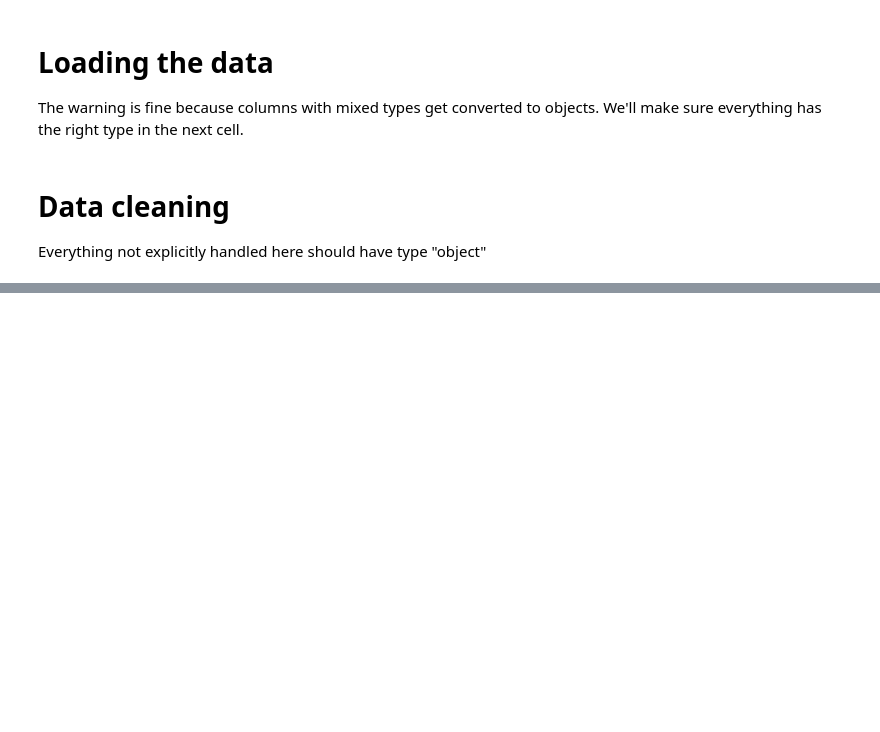
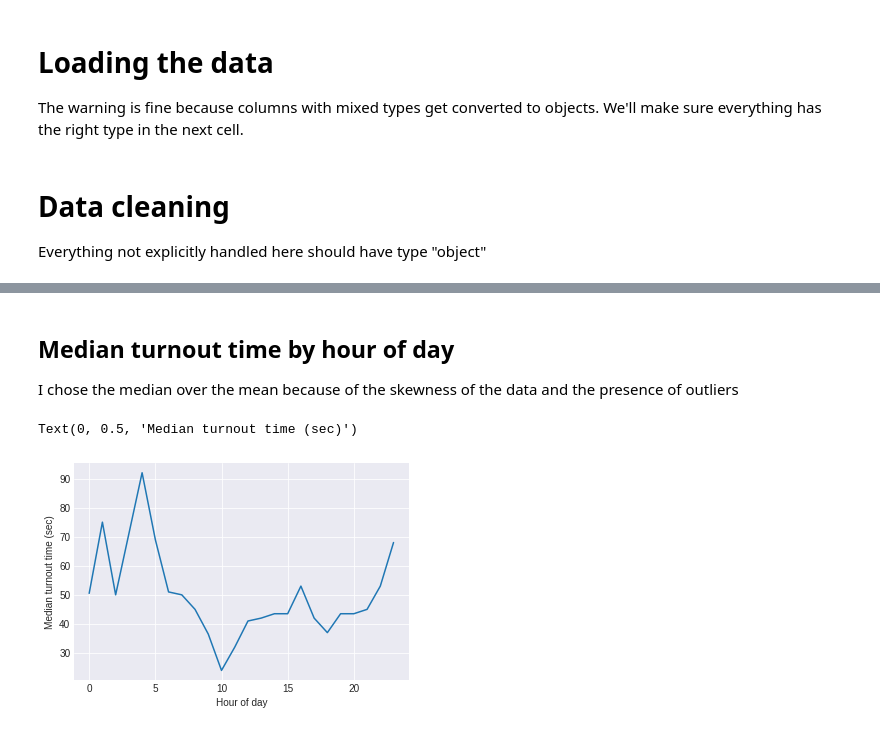
Before and after one commit to andersonad/PE_take_home, a Jupyter notebook: take_home_notebook.ipynb, the cells around one changed output, grey strips where cells are left out. Saved outputs shown, nothing was run; the diff lists cells and outputs as text; code cells hidden in the pictures; blank space fills up the shorter version.

```diff
--- a/take_home_notebook.ipynb
+++ b/take_home_notebook.ipynb
@@ -51,0 +83,11 @@ df.to_pickle('cleaned_fire_data')
+# %% [markdown]
+## Median turnout time by hour of day
+I chose the median over the mean because of the skewness of the data and the presence of outliers
+# %%
+median_turnout = turnout_df[['hour','turnout_time']].groupby('hour').aggregate(np.median).reset_index()
+plt.plot(median_turnout['hour'], median_turnout['turnout_time'])
+plt.xlabel('Hour of day')
+plt.ylabel('Median turnout time (sec)')
+# %% [output]
+Text(0, 0.5, 'Median turnout time (sec)')
+[figure, added]
```
Also changed, not shown: parts of 9 cells of this notebook.
